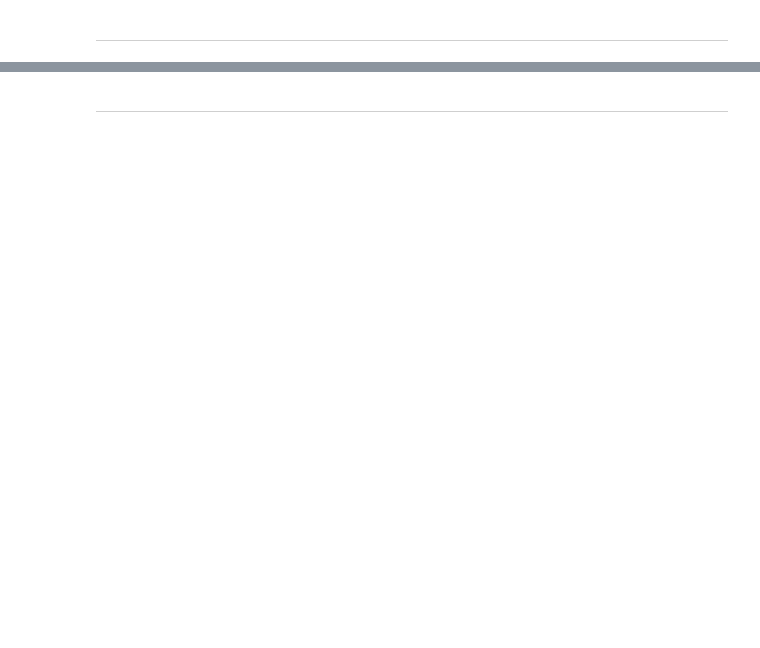
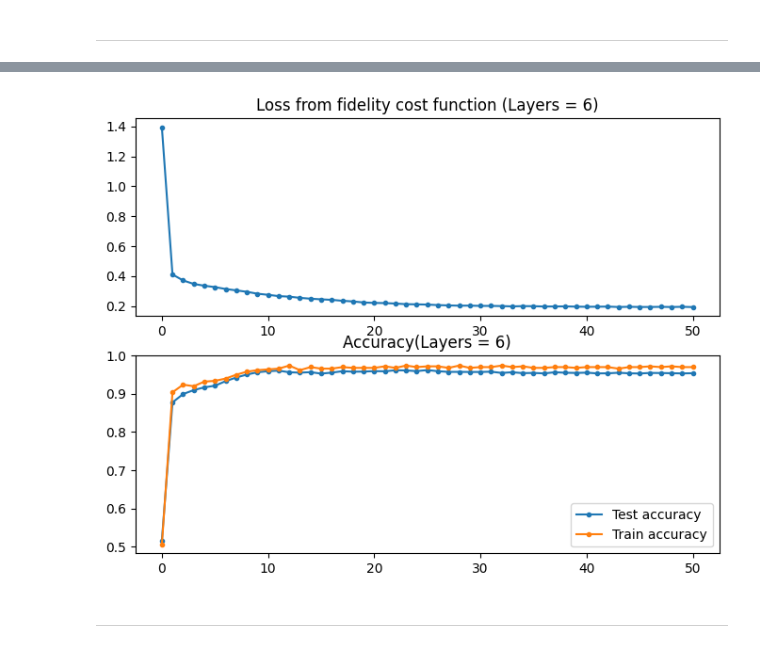
Before and after one commit to HeechanYi/Data-Reuploading, a Jupyter notebook: Code reproducing/2ClassProblemSQ(Stochastic).ipynb, the cells around one changed output, grey strips where cells are left out. Cells and saved outputs as stored; diff of their text form; code cells hidden in the pictures; blank space fills up the shorter version.

```diff
--- a/Code reproducing/2ClassProblemSQ(Stochastic).ipynb
+++ b/Code reproducing/2ClassProblemSQ(Stochastic).ipynb
@@ -651,30 +617,28 @@ Xtest, y_test, condition = Sin(num_test)
 test_data = np.hstack((Xtest, np.zeros((Xtest.shape[0], 1), requires_grad=False))) # point (x_1, x_2, x_3 = 0)
 
 # Setting the training options
-num_layers = 4
+num_layers = 6
 epochs = 50
 batch_size = 50
 eta = 0.1
 
-# Using the Optimizer
-opt = GradientDescentOptimizer(eta)
-
 # Initializing random weights the parameters for U(p)
-params = np.random.uniform(size=(num_layers, 3), requires_grad=True)
+thetas = np.random.uniform(size=(num_layers, 3), requires_grad=True)
+weights = np.random.uniform(size=(num_layers, 3), requires_grad=True)
 
 ### Evaluating the classifier
 # Running the model with test data
-predicted_train, expvals_train = model_runningO(params, train_data)
+predicted_train, expvals_train = model_runningC(thetas, weights, train_data)
 accuracy_train = accuracy_score(y_train, predicted_train)
 
 # Running the model with the test data
-predicted_test, expvals_test = model_runningO(params, test_data)
+predicted_test, expvals_test = model_runningC(thetas, weights, test_data)
 accuracy_test = accuracy_score(y_test, predicted_test)
 
 # Saving predictions with random weights for comparison
 initial_predictions = predicted_test
 
-loss = loss_functionO(params, test_data, y_test)
+loss = loss_functionC(thetas, weights, test_data, y_test)
 
 loss_list, accuracy_train_list, accuracy_test_list = [], [], []
 loss_list.append(loss)
@@ -689,13 +653,13 @@ print(
 
 for it in range(epochs):
     for Xbatch, ybatch in iterate_minibatches(train_data, y_train, batch_size=batch_size):
-        params, _, _ = opt.step(loss_functionO, params, Xbatch, ybatch)
+        thetas, weights, _, _ = opt.step(loss_functionC, thetas, weights, Xbatch, ybatch)
 
-    predicted_train, expvals_train = model_runningO(params, train_data)
+    predicted_train, expvals_train = model_runningC(thetas, weights, train_data)
     accuracy_train = accuracy_score(y_train, predicted_train)
-    loss = loss_functionO(params, train_data, y_train)
+    loss = loss_functionC(thetas, weights, train_data, y_train)
 
-    predicted_test, expvals_test = model_runningO(params, test_data)
+    predicted_test, expvals_test = model_runningC(thetas, weights, test_data)
     accuracy_test = accuracy_score(y_test, predicted_test)
     res = [it + 1, loss, accuracy_train, accuracy_test]
     print(
@@ -757,3 +723,16 @@ Layer 3: prameters = [2.04586908 1.93922485 0.24760556]
+# %%
+fig, axes = plt.subplots(2, 1, figsize=(8, 6))
+
+axes[0].plot(loss_list,'.-')
+axes[1].plot(accuracy_test_list,'.-', label = 'Test accuracy')
+axes[1].plot(accuracy_train_list,'.-', label = 'Train accuracy')
+axes[1].set_ylim(top = 1.0)
+axes[1].legend()
+axes[0].set_title(f"Loss from fidelity cost function (Layers = {num_layers})")
+axes[1].set_title(f"Accuracy(Layers = {num_layers})")
+plt.show()
+# %% [output]
+[figure, added]
 # %% [markdown]
 --------
 # %%
```
Also changed, not shown: parts of 15 cells of this notebook.
